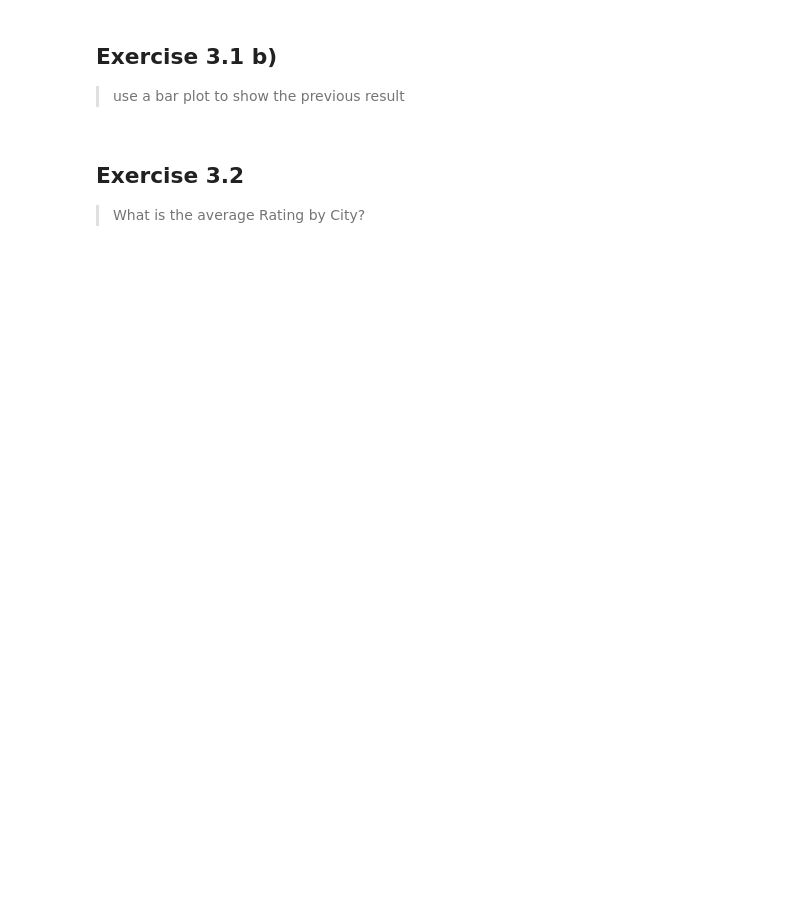
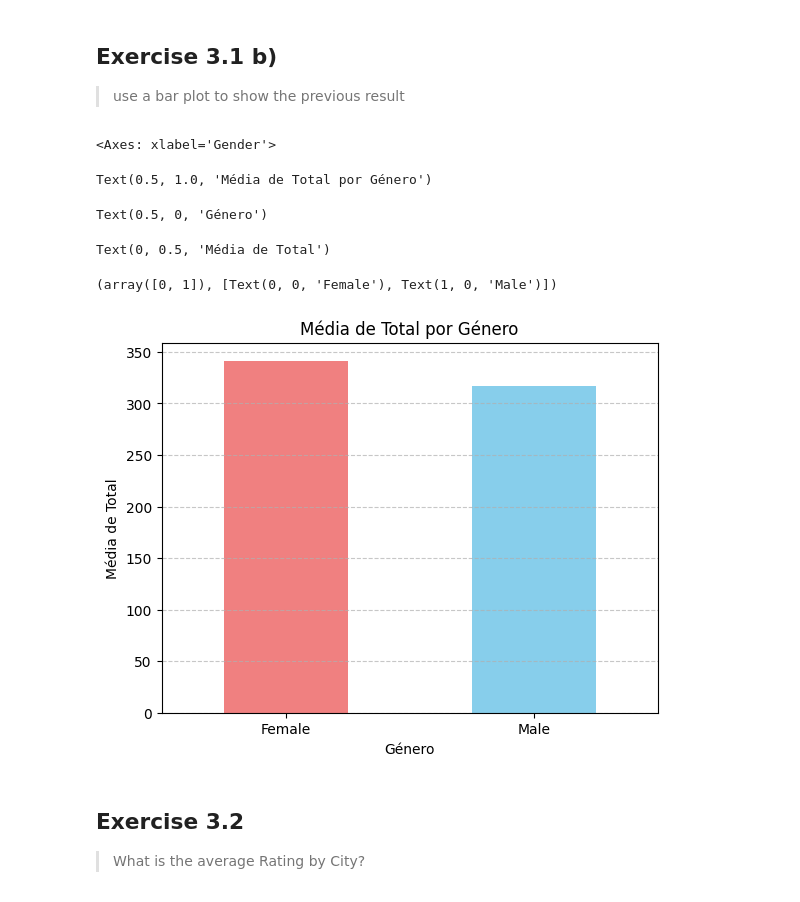
Before and after one commit to Diogc8/Samsung, a Jupyter notebook: Chapter 1 - Data Wrangling & Analysis/Data Analysis Advanced/Exercises Notebook.ipynb, the cells around one changed output. Saved outputs shown, nothing was run; the diff lists cells and outputs as text; code cells hidden in the pictures; blank space fills up the shorter version.

```diff
--- a/Chapter 1 - Data Wrangling & Analysis/Data Analysis Advanced/Exercises Notebook.ipynb
+++ b/Chapter 1 - Data Wrangling & Analysis/Data Analysis Advanced/Exercises Notebook.ipynb
@@ -208,4 +202,8 @@ np.float64(6.99880239520958)
 ## Exercise 2.4
 what is the `Invoice ID` of the the most expensive purchase (`Total`) made in the morning (in other words: until, not including, 12 o´clock)
 # %%
- invoice_id =
+df["hour"] = df["hour"].astype(int)  # converte texto -> número
+
+mask = df["hour"] < 12
+invoice_id = df.loc[mask, "Total"].idxmax()
+df.loc[invoice_id, "Invoice ID"]
@@ -213,4 +213,8 @@ what is the `Invoice ID` of the the most expensive purchase (`Total`) made in th
 ## Exercise 2.5
 > What is the product line `Women` buy most often at night (between 19h and 24h, all inclusive)
 # %%
-# ...
+df["hour"] = df["hour"].astype(int)  # converte texto -> número
+
+mask2 = (df["hour"] >= 19) & (df["hour"] <= 24)
+product_line2 = df['Gender'] == 'Female'
+df.loc[mask2 & product_line2,"Product line"].value_counts().idxmax()
@@ -230,7 +246,28 @@ what is the `Invoice ID` of the the most expensive purchase (`Total`) made in th
 ## Exercise 3.1 b)
 > use a bar plot to show the previous result
 # %%
-# ...
+# Calcular a média do Total por género
+avg_total = df.groupby('Gender')['Total'].mean()
+
+# Criar o gráfico de barras
+avg_total.plot(kind='bar', color=['lightcoral', 'skyblue'])
+
+# Adicionar título e rótulos
+plt.title('Média de Total por Género')
+plt.xlabel('Género')
+plt.ylabel('Média de Total')
+plt.xticks(rotation=0)
+plt.grid(axis='y', linestyle='--', alpha=0.7)
+
+# Mostrar o gráfico
+plt.show()
+# %% [output]
+<Axes: xlabel='Gender'>
+Text(0.5, 1.0, 'Média de Total por Género')
+Text(0.5, 0, 'Género')
+Text(0, 0.5, 'Média de Total')
+(array([0, 1]), [Text(0, 0, 'Female'), Text(1, 0, 'Male')])
+[figure, added]
 # %% [markdown]
 ## Exercise 3.2
 > What is the average Rating by City?
```
Also changed, not shown: parts of 17 cells of this notebook.
